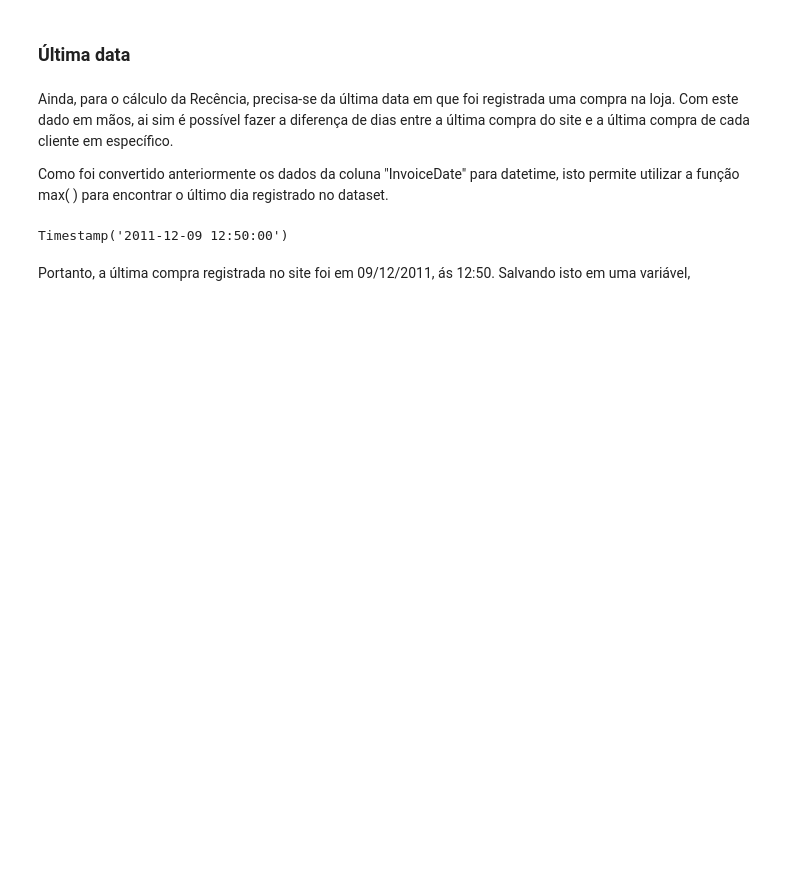
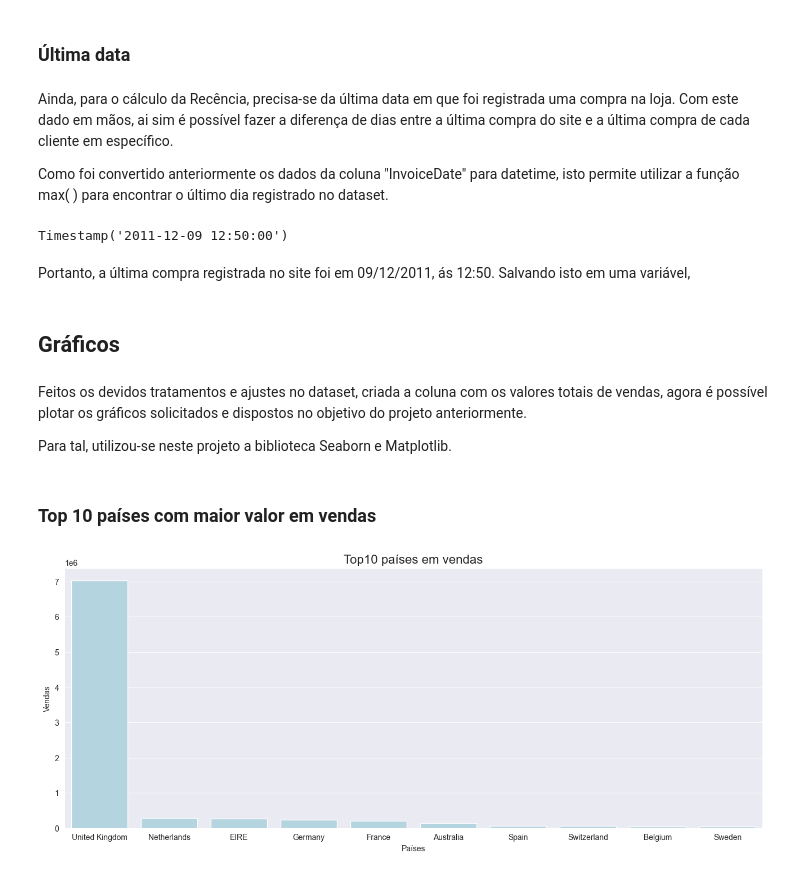
Before and after one commit to rfprates/analise_rfm_de_clientes, a Jupyter notebook: case_analise_rfm.ipynb, the cells around one changed output. Cells and saved outputs as stored; diff of their text form; code cells hidden in the pictures; blank space fills up the shorter version.

Commit message:
graph_results

```diff
--- a/case_analise_rfm.ipynb
+++ b/case_analise_rfm.ipynb
@@ -455,3 +455,36 @@ Timestamp('2011-12-09 12:50:00')
 Portanto, a última compra registrada no site foi em 09/12/2011, ás 12:50. Salvando isto em uma variável,
 # %%
 last_date = customer_df['InvoiceDate'].max()
+# %% [markdown]
+## Gráficos
+# %% [markdown]
+Feitos os devidos tratamentos e ajustes no dataset, criada a coluna com os valores totais de vendas, agora é possível plotar os gráficos solicitados e dispostos no objetivo do projeto anteriormente.
+
+Para tal, utilizou-se neste projeto a biblioteca Seaborn e Matplotlib.
+# %%
+import matplotlib.pyplot as plt
+import seaborn as sns
+
+# ajustando o estilo da grade do gráfico
+sns.set_style('darkgrid')
+# %% [markdown]
+### Top 10 países com maior valor em vendas
+# %%
+# ajustando o dataset
+data = customer_df.groupby(by = 'Country')['TotalSale'].agg('sum').sort_values(ascending = False).reset_index().head(10)
+
+# plotando o gráfico
+plt.figure(figsize = (16,6))
+sns.barplot(
+    data,
+    x = 'Country',
+    y = 'TotalSale',
+    errorbar = ('ci', False),
+    color = 'lightblue'
+)
+plt.title('Top10 países em vendas', fontsize = 16)
+plt.xlabel('Países')
+plt.ylabel('Vendas')
+plt.show()
+# %% [output]
+[figure, added]
```
Also changed, not shown: parts of 10 cells of this notebook.
